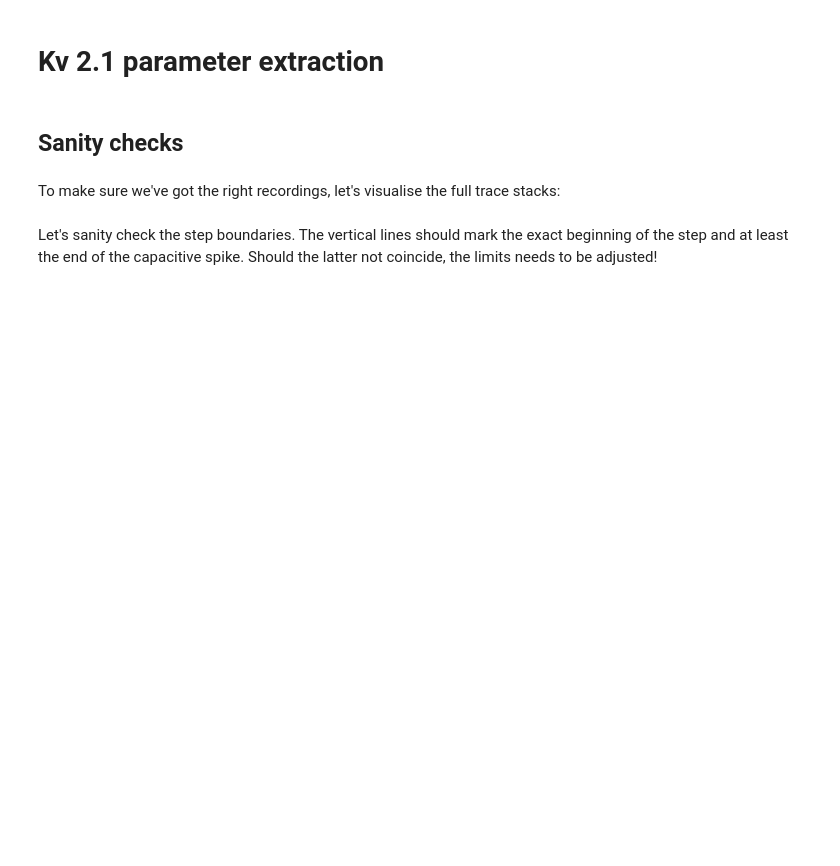
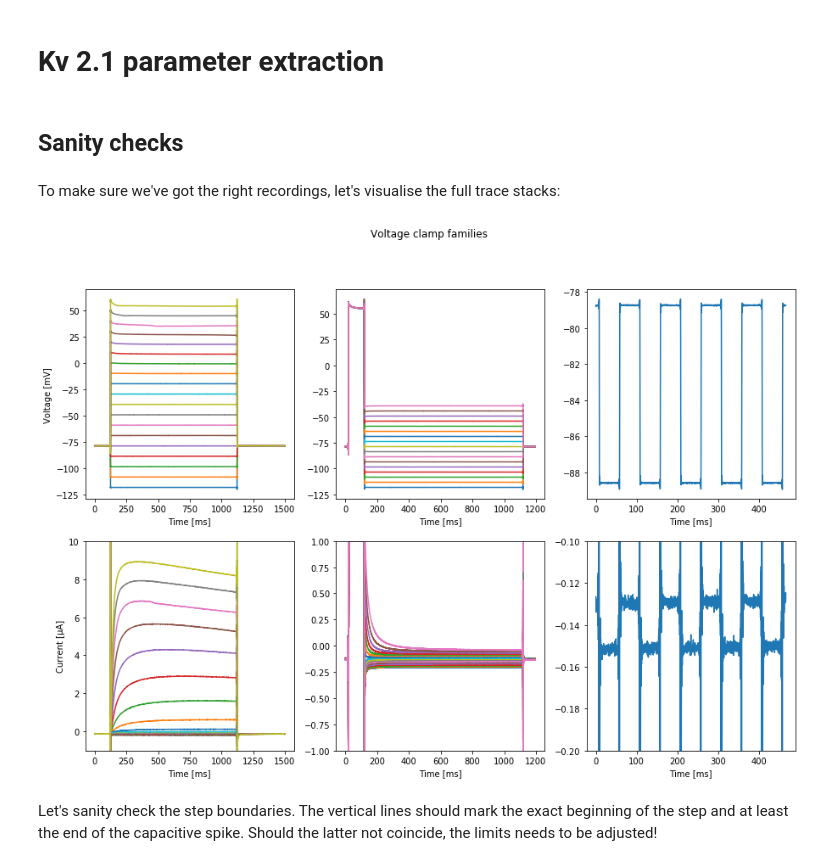
Before and after one commit to kernfel/mostips-analysis, a Jupyter notebook: Kv21.ipynb, the cells around one changed output. Cells and saved outputs as stored; diff of their text form; code cells hidden in the pictures; blank space fills up the shorter version.

```diff
--- a/Kv21.ipynb
+++ b/Kv21.ipynb
@@ -7,8 +8,8 @@ import scipy.optimize
 import stfio
 from analysis_helpers import *
 # %%
-write = False
-paint = False
+write = True
+paint = True
 filebase = '/home/kernfel/Documents/Data/Oocytes/2018_05_03_%04d.atf'
 fileno, fileno2, fileno3, targetno = 19,20,21,22
 factor = 1
@@ -27,28 +28,38 @@ To make sure we've got the right recordings, let's visualise the full trace stac
 # %%
 t = np.arange(len(rec.voltage[0])) * tres
 t2 = np.arange(len(rec2.voltage[0])) * tres
 t3 = np.arange(len(rec3.voltage[0])) * tres if rec3 else None
 
-def rawplot(ax, T, Y, ylabel=''):
+def rawplot(ax, T, Y, ylabel='', lo=None, hi=None):
     for y in Y:
-        plt.plot(T, y)
+#         plt.plot(T, y)
+        if lo!=None and hi!=None:
+            plt.plot(T[::10], np.clip(scipy.signal.decimate(y, 10), lo, hi))
+        else:
+            plt.plot(T[::10], scipy.signal.decimate(y, 10))
     plt.xlabel('Time [ms]')
     plt.ylabel(ylabel)
 
 if paint:
     fig = plt.figure(figsize=(15,10))
     fig.suptitle('Voltage clamp families')
 
     rawplot(plt.subplot(2,3,1), t, rec.voltage, 'Voltage [mV]')
     rawplot(plt.subplot(2,3,2), t2, rec2.voltage)
     if rec3: rawplot(plt.subplot(2,3,3), t3, rec3.voltage)
 
-    rawplot(plt.subplot(2,3,4), t, rec.current, u'Current [μA]')
-    rawplot(plt.subplot(2,3,5), t2, rec2.current)
-    if rec3: rawplot(plt.subplot(2,3,6), t3, rec3.current)
+    rawplot(plt.subplot(2,3,4), t, rec.current, u'Current [μA]', -1, 10)
+    plt.ylim(-1,10)
+    rawplot(plt.subplot(2,3,5), t2, rec2.current, lo=-1, hi=1)
+    plt.ylim(-1,1)
+    if rec3:
+        rawplot(plt.subplot(2,3,6), t3, rec3.current, lo=-0.2, hi=-0.1)
+        plt.ylim(-0.2,-0.1)
 
     if write:
-        fig.savefig(savebase + '.family.png')
+        fig.savefig(savebase + '.family.svg')
+# %% [output]
+[figure, added]
 # %% [markdown]
 Let's sanity check the step boundaries. The vertical lines should mark the exact beginning of the step and at least the end of the capacitive spike. Should the latter not coincide, the limits needs to be adjusted!
 # %%
```
Also changed, not shown: parts of 13 cells of this notebook, 1 other file.
